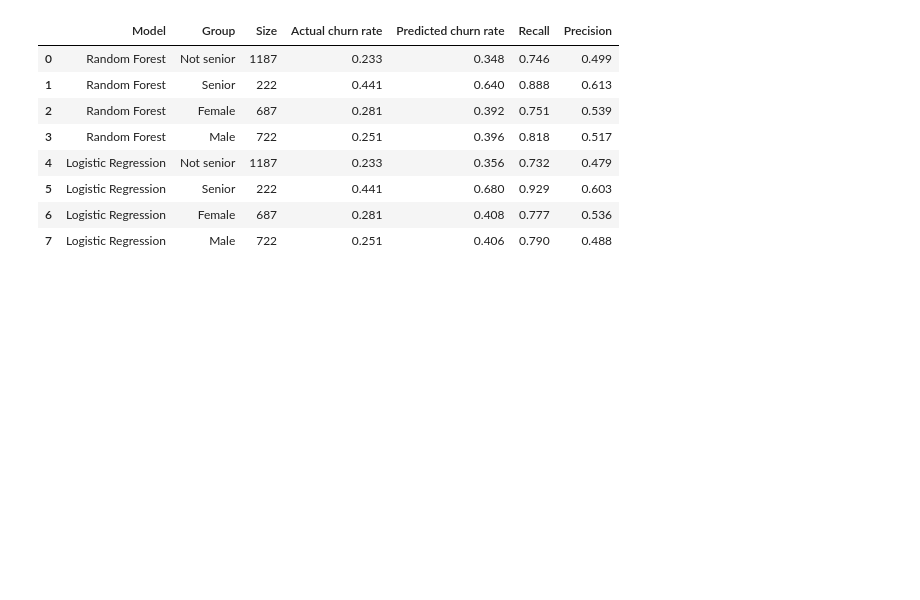
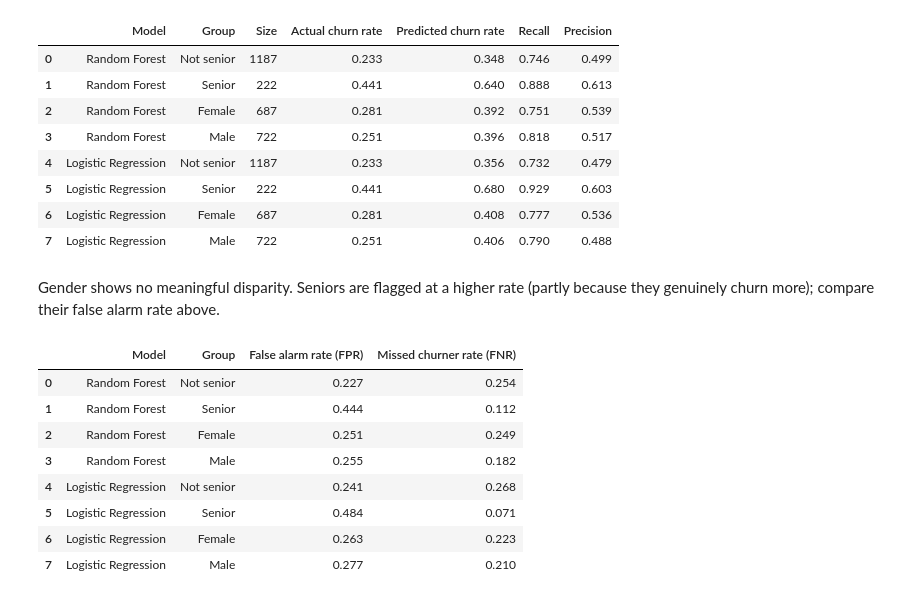
Before and after one commit to Ometh24/Telco_churn_prediction, a Jupyter notebook: Task2_preprocessing_models.ipynb, the cells around one changed output. Cells and saved outputs as stored; diff of their text form; code cells hidden in the pictures; blank space fills up the shorter version.

Commit message:
Add FPR/FNR fairness table, save results, add notebook markdown

```diff
--- a/Task2_preprocessing_models.ipynb
+++ b/Task2_preprocessing_models.ipynb
@@ -319,3 +343,33 @@ pd.DataFrame(rows)
 | 5 | Logistic Regression | Senior | 222 | 0.441 | 0.680 | 0.929 | 0.603 |
 | 6 | Logistic Regression | Female | 687 | 0.281 | 0.408 | 0.777 | 0.536 |
 | 7 | Logistic Regression | Male | 722 | 0.251 | 0.406 | 0.790 | 0.488 |
+# %% [markdown]
+Gender shows no meaningful disparity. Seniors are flagged at a higher rate (partly because they genuinely churn more); compare their false alarm rate above.
+# %%
+from sklearn.metrics import confusion_matrix
+
+rows = []
+for model_name, pred in [("Random Forest", rf_pred), ("Logistic Regression", lr_pred)]:
+    for col, labels in groups.items():
+        for val, label in labels.items():
+            mask = (X_test[col] == val).values
+            tn, fp, fn, tp = confusion_matrix(y_test[mask], pred[mask]).ravel()
+            rows.append({
+                "Model": model_name,
+                "Group": label,
+                "False alarm rate (FPR)": round(fp / (fp + tn), 3),
+                "Missed churner rate (FNR)": round(fn / (fn + tp), 3),
+            })
+
+fairness_df = pd.DataFrame(rows)
+fairness_df
+# %% [output]
+|  | Model | Group | False alarm rate (FPR) | Missed churner rate (FNR) |
+| 0 | Random Forest | Not senior | 0.227 | 0.254 |
+| 1 | Random Forest | Senior | 0.444 | 0.112 |
+| 2 | Random Forest | Female | 0.251 | 0.249 |
+| 3 | Random Forest | Male | 0.255 | 0.182 |
+| 4 | Logistic Regression | Not senior | 0.241 | 0.268 |
+| 5 | Logistic Regression | Senior | 0.484 | 0.071 |
+| 6 | Logistic Regression | Female | 0.263 | 0.223 |
+| 7 | Logistic Regression | Male | 0.277 | 0.210 |
```
Also changed, not shown: parts of 13 cells of this notebook, 3 other files.
